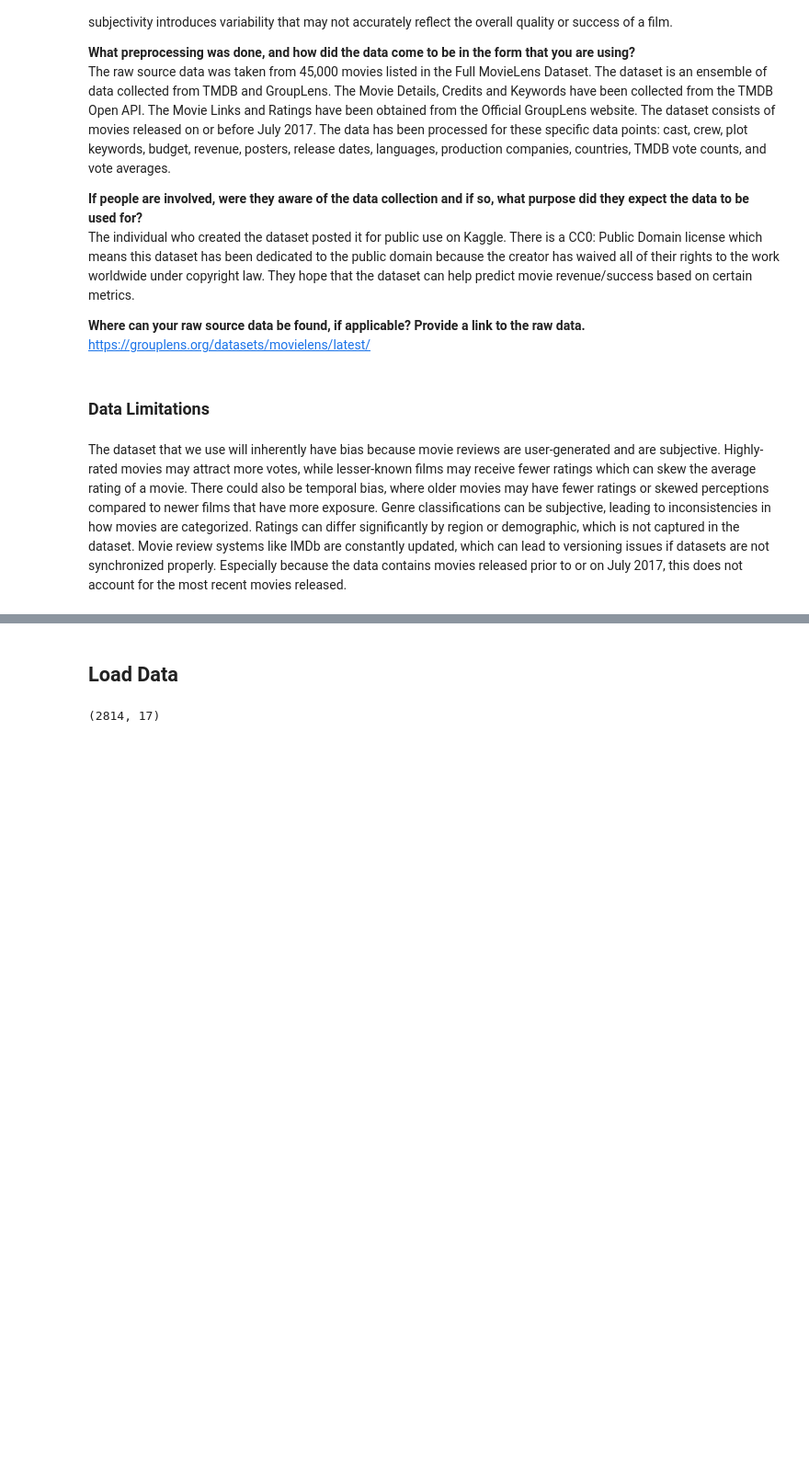
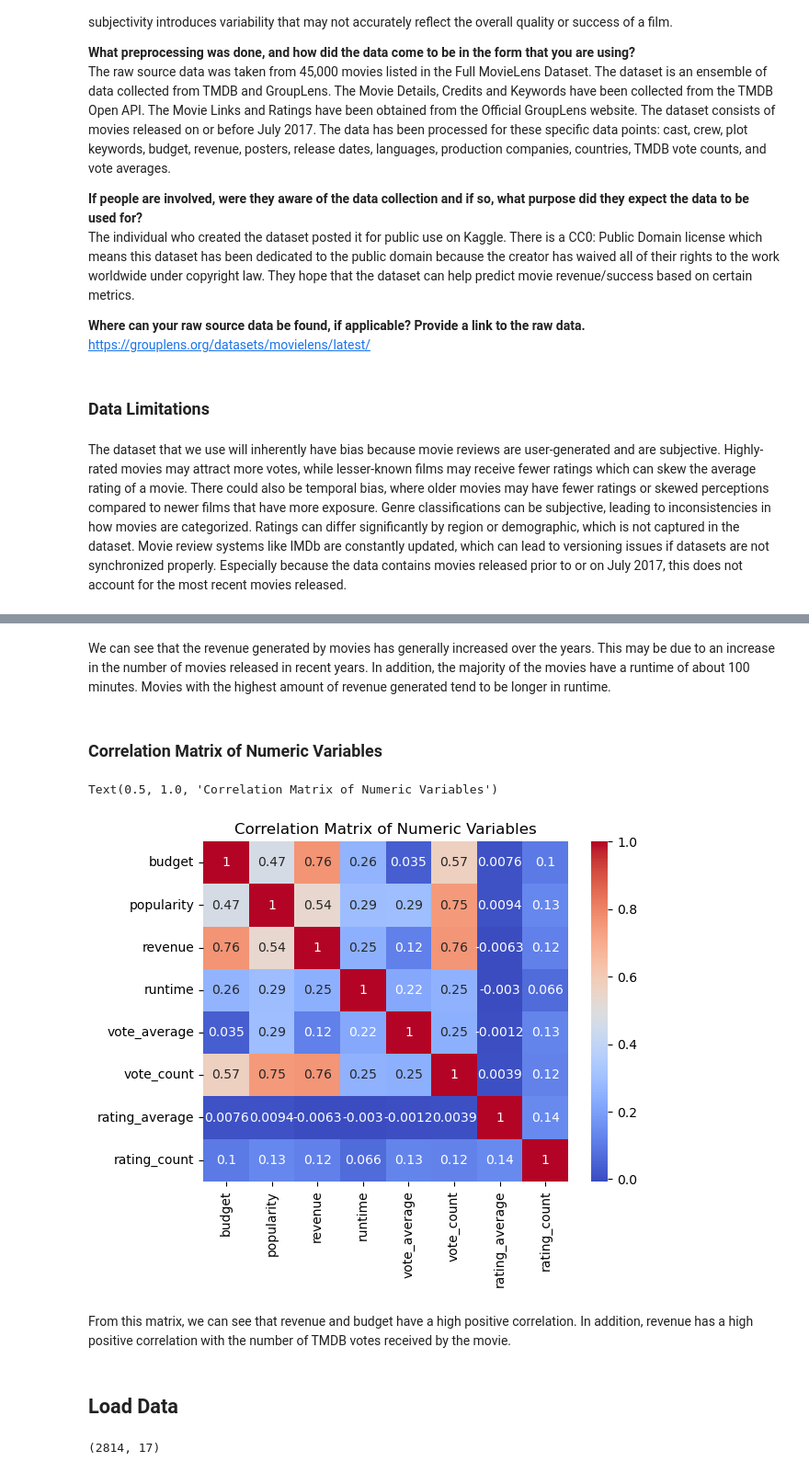
Before and after one commit to ay283/info2950_project, a Jupyter notebook: Report.ipynb, the cells around one changed output, grey strips where cells are left out. Shown at 92% size. Drawn from its saved outputs; the diff is of its cells as text; code cells hidden in the pictures; blank space fills up the shorter version.

```diff
--- a/Report.ipynb
+++ b/Report.ipynb
@@ -56,3 +82,18 @@ The dataset that we use will inherently have bias because movie reviews are user
+# %% [markdown]
+We can see that the revenue generated by movies has generally increased over the years. This may be due to an increase in the number of movies released in recent years. In addition, the majority of the movies have a runtime of about 100 minutes. Movies with the highest amount of revenue generated tend to be longer in runtime.
+# %% [markdown]
+### Correlation Matrix of Numeric Variables
+# %%
+data_numeric = data[['budget', 'popularity', 'revenue', 'runtime',
+                     'vote_average', 'vote_count', 'rating_average', 'rating_count']]
+data_corr = data_numeric.corr()
+sns.heatmap(data_corr, cmap='coolwarm', annot=True)
+plt.title('Correlation Matrix of Numeric Variables')
+# %% [output]
+Text(0.5, 1.0, 'Correlation Matrix of Numeric Variables')
+[figure, added]
+# %% [markdown]
+From this matrix, we can see that revenue and budget have a high positive correlation. In addition, revenue has a high positive correlation with the number of TMDB votes received by the movie.
 # %% [markdown]
 ## Load Data
 # %%
```
Also changed, not shown: parts of 10 cells of this notebook.
